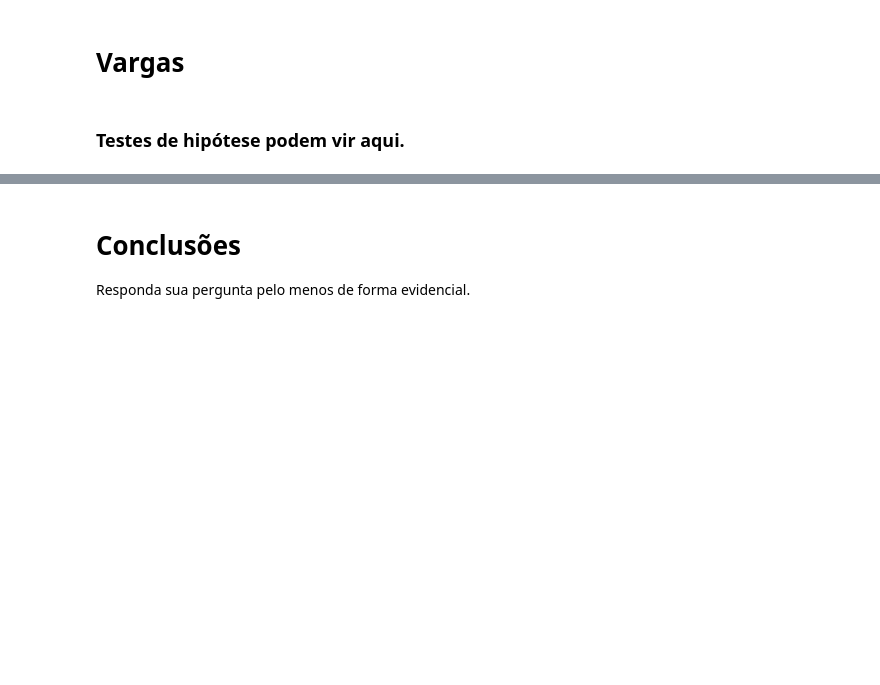
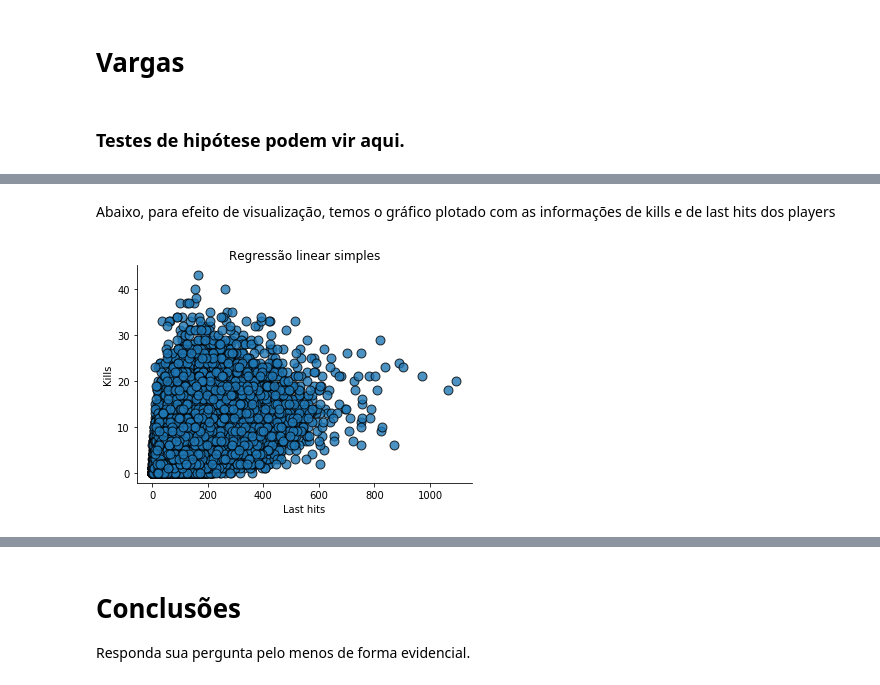
Before and after one commit to gabrielspires/Projeto-ICD, a Jupyter notebook: Projeto-ICD.ipynb, the cells around one changed output, grey strips where cells are left out. Saved outputs shown, nothing was run; the diff lists cells and outputs as text; code cells hidden in the pictures; blank space fills up the shorter version.

```diff
--- a/Projeto-ICD.ipynb
+++ b/Projeto-ICD.ipynb
@@ -322,0 +329,13 @@ from IPython.display import YouTubeVideo
+# %%
+df_killsLastHits = pd.read_sql_query(
+'''
+SELECT hero_name "Hero Name", last_hits "Last hits", kills "Kills"
+FROM player AS P
+INNER JOIN(
+    SELECT hero_id id, localized_name hero_name
+    FROM heroes
+)AS H
+ON P.hero_id = H.id
+''', conn)
+
+df_killsLastHits
@@ -322,0 +361,24 @@ from IPython.display import YouTubeVideo
+# %%
+def despine(ax=None):
+    if ax is None:
+        ax = plt.gca()
+    # Hide the right and top spines
+    ax.spines['right'].set_visible(False)
+    ax.spines['top'].set_visible(False)
+
+    # Only show ticks on the left and bottom spines
+    ax.yaxis.set_ticks_position('left')
+    ax.xaxis.set_ticks_position('bottom')
+# %% [markdown]
+Abaixo, para efeito de visualização, temos o gráfico plotado com as informações de kills e de last hits dos players
+# %%
+x = df_killsLastHits["Last hits"].values
+y = df_killsLastHits["Kills"].values
+
+plt.scatter(x, y, alpha=0.8, edgecolors='k', s=80)
+plt.xlabel('Last hits')
+plt.ylabel('Kills')
+plt.title('Regressão linear simples')
+despine()
+# %% [output]
+[figure, added]
```
Also changed, not shown: parts of 44 cells of this notebook.
